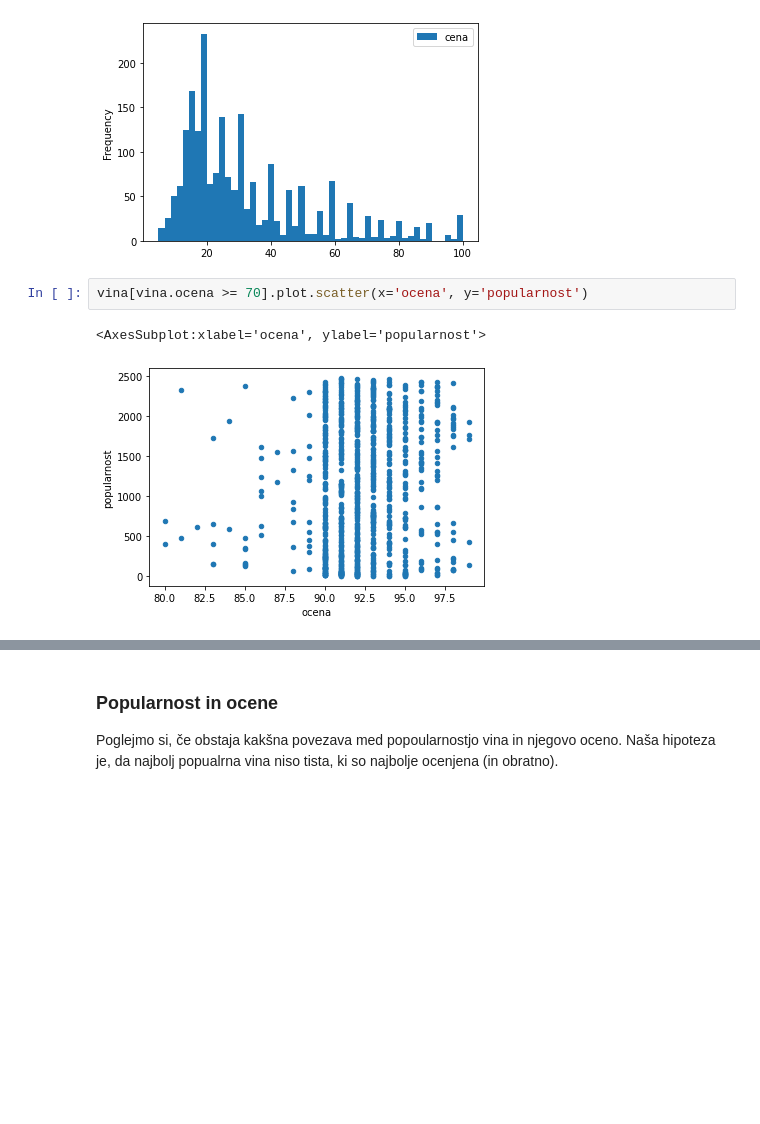
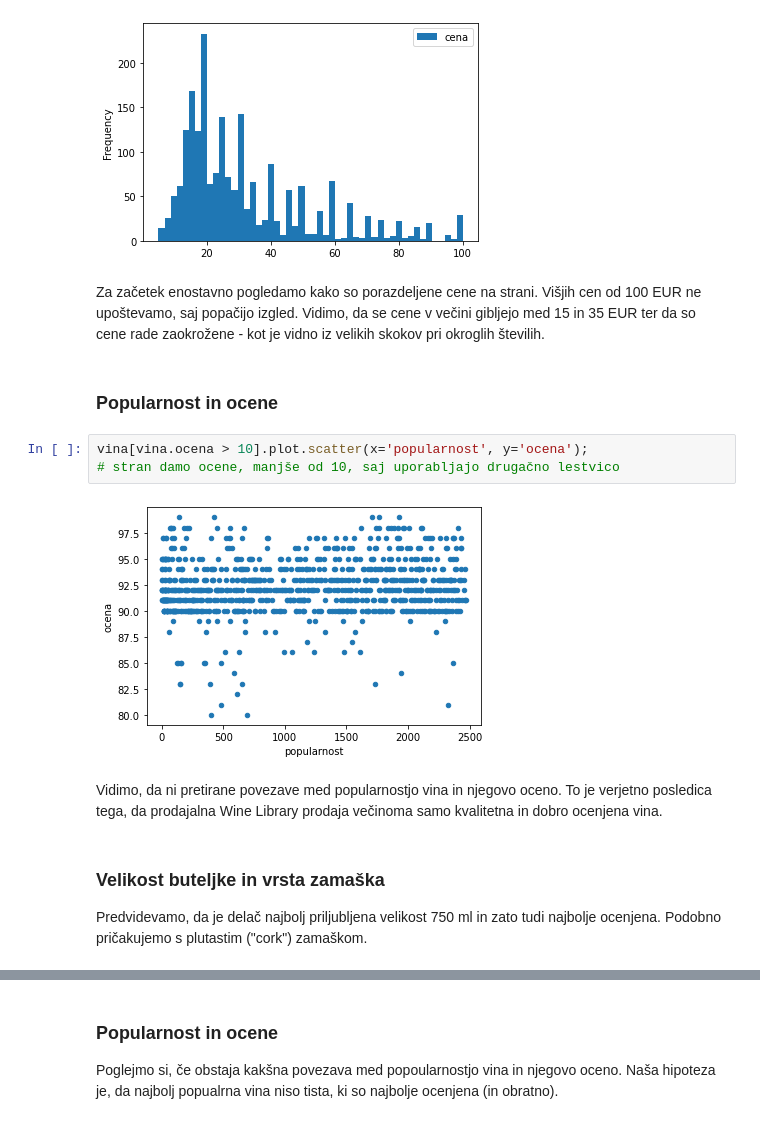
Before and after one commit to timkalan/analiza-vin, a Jupyter notebook: vina.ipynb, the cells around one changed output, grey strips where cells are left out. Cells and saved outputs as stored; diff of their text form; blank space fills up the shorter version.

```diff
--- a/vina.ipynb
+++ b/vina.ipynb
@@ -68,8 +62,18 @@ vina.groupby('barva').count()['popularnost'].plot.bar();
 vina[vina.cena <= 100].plot.hist(y='cena', bins=50);
 # %% [output]
 [figure]
+# %% [markdown]
+Za začetek enostavno pogledamo kako so porazdeljene cene na strani. Višjih cen od 100 EUR ne upoštevamo, saj popačijo izgled. Vidimo, da se cene v večini gibljejo med 15 in 35 EUR ter da so cene rade zaokrožene - kot je vidno iz velikih skokov pri okroglih številih.
+# %% [markdown]
+### Popularnost in ocene
 # %%
-vina[vina.ocena >= 70].plot.scatter(x='ocena', y='popularnost')
+vina[vina.ocena > 10].plot.scatter(x='popularnost', y='ocena');
+# stran damo ocene, manjše od 10, saj uporabljajo drugačno lestvico
 # %% [output]
-<AxesSubplot:xlabel='ocena', ylabel='popularnost'>
-[figure, old version]
+[figure, new version]
+# %% [markdown]
+Vidimo, da ni pretirane povezave med popularnostjo vina in njegovo oceno. To je verjetno posledica tega, da prodajalna Wine Library prodaja večinoma samo kvalitetna in dobro ocenjena vina.
+# %% [markdown]
+### Velikost buteljke in vrsta zamaška
+
+Predvidevamo, da je delač najbolj priljubljena velikost 750 ml in zato tudi najbolje ocenjena. Podobno pričakujemo s plutastim ("cork") zamaškom.
```
Also changed, not shown: parts of 31 cells of this notebook.
